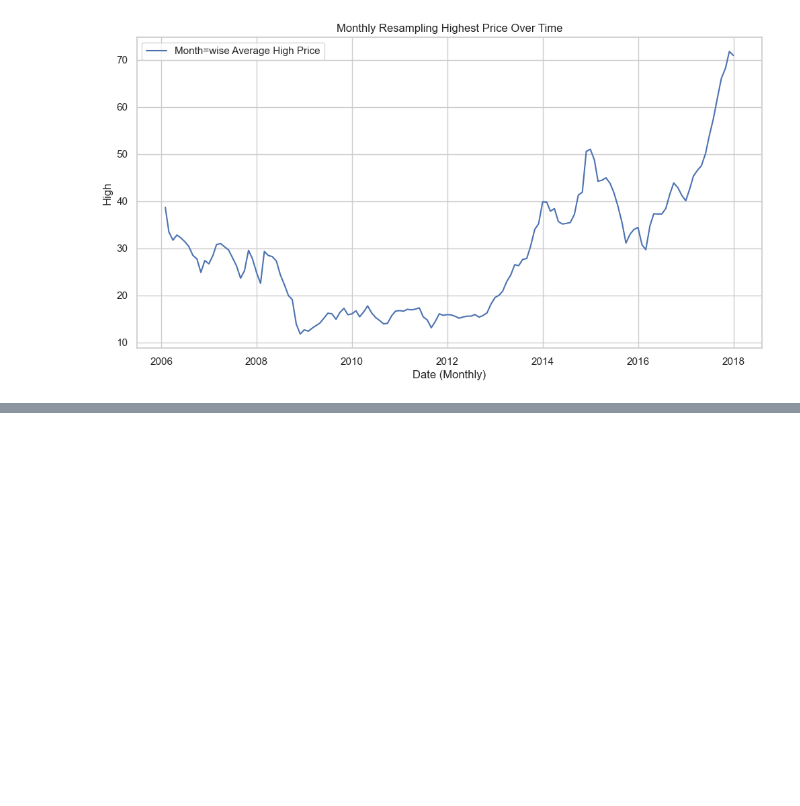
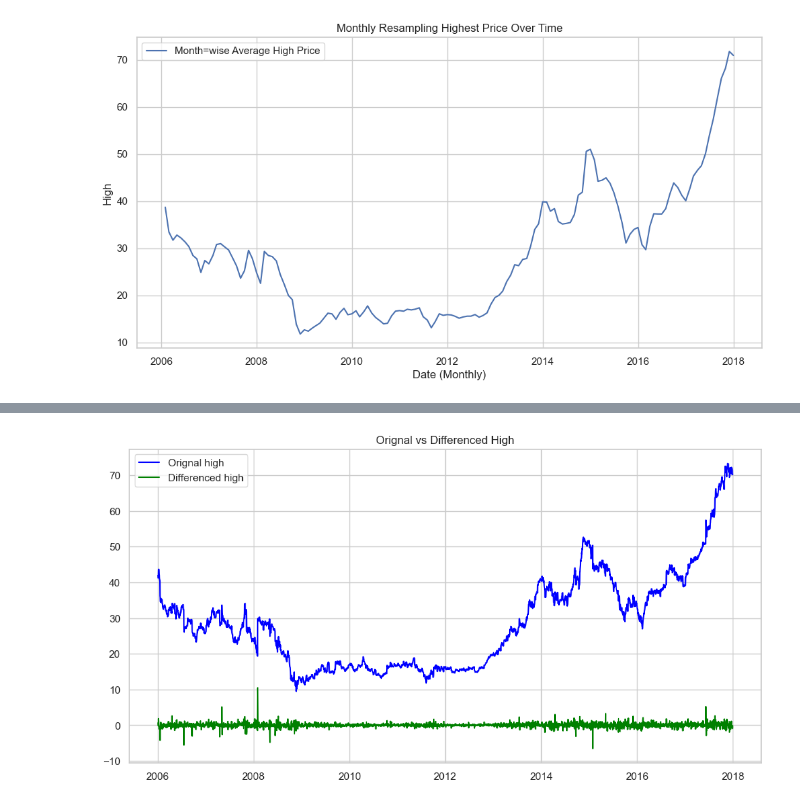
Before and after one commit to sahil120105/Time-Series-Analysis, a Jupyter notebook: Stock Price Analysis/Stock Price Analysis.ipynb, the cells around one changed output, grey strips where cells are left out. Drawn from its saved outputs; the diff is of its cells as text; code cells hidden in the pictures; blank space fills up the shorter version.

```diff
--- a/Stock Price Analysis/Stock Price Analysis.ipynb
+++ b/Stock Price Analysis/Stock Price Analysis.ipynb
@@ -100,0 +162,13 @@ plt.show()
+# %%
+#differencing
+df["high_diff"] = df["High"].diff()
+
+#plotting
+plt.figure(figsize=(12,6))
+plt.plot(df["High"], label="Orignal high", color="blue")
+plt.plot(df["high_diff"], label="Differenced high", color="green")
+plt.legend()
+plt.title("Orignal vs Differenced High")
+plt.show()
+# %% [output]
+[figure, added]
```
Also changed, not shown: parts of 12 cells of this notebook.
